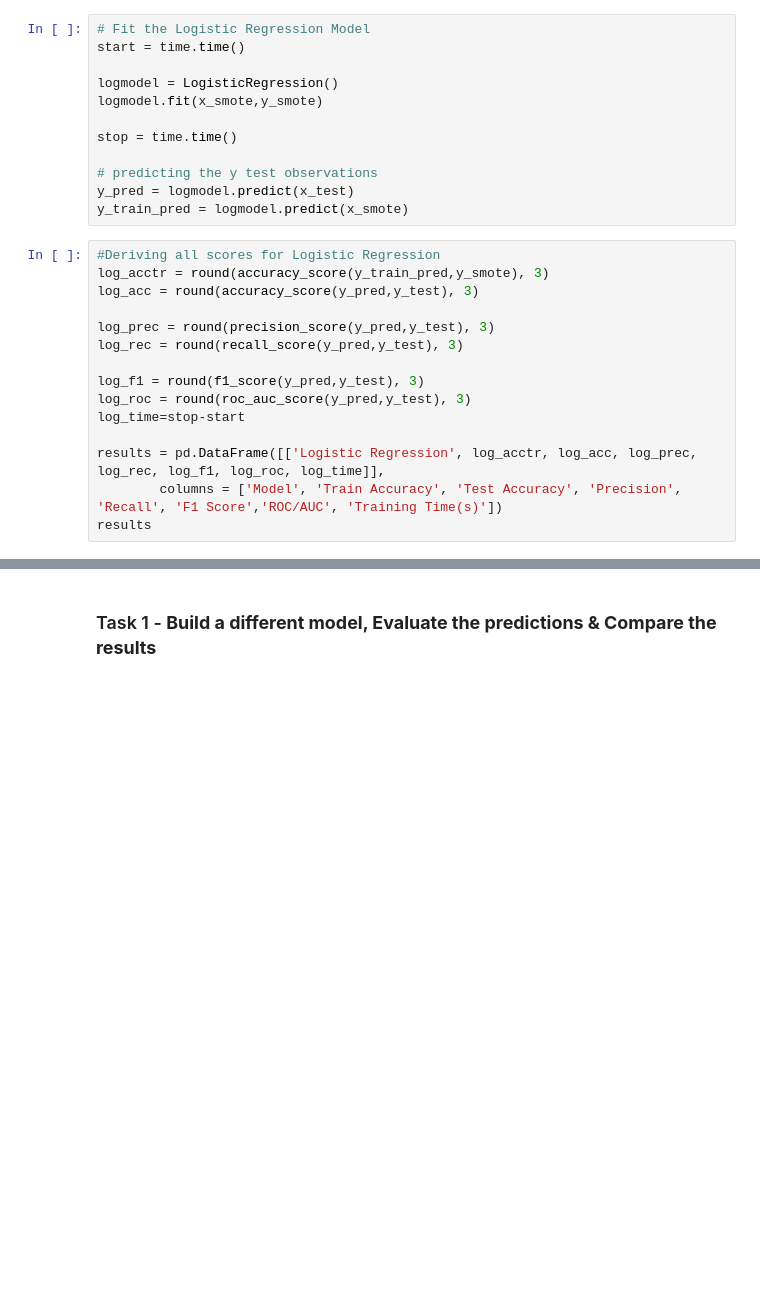
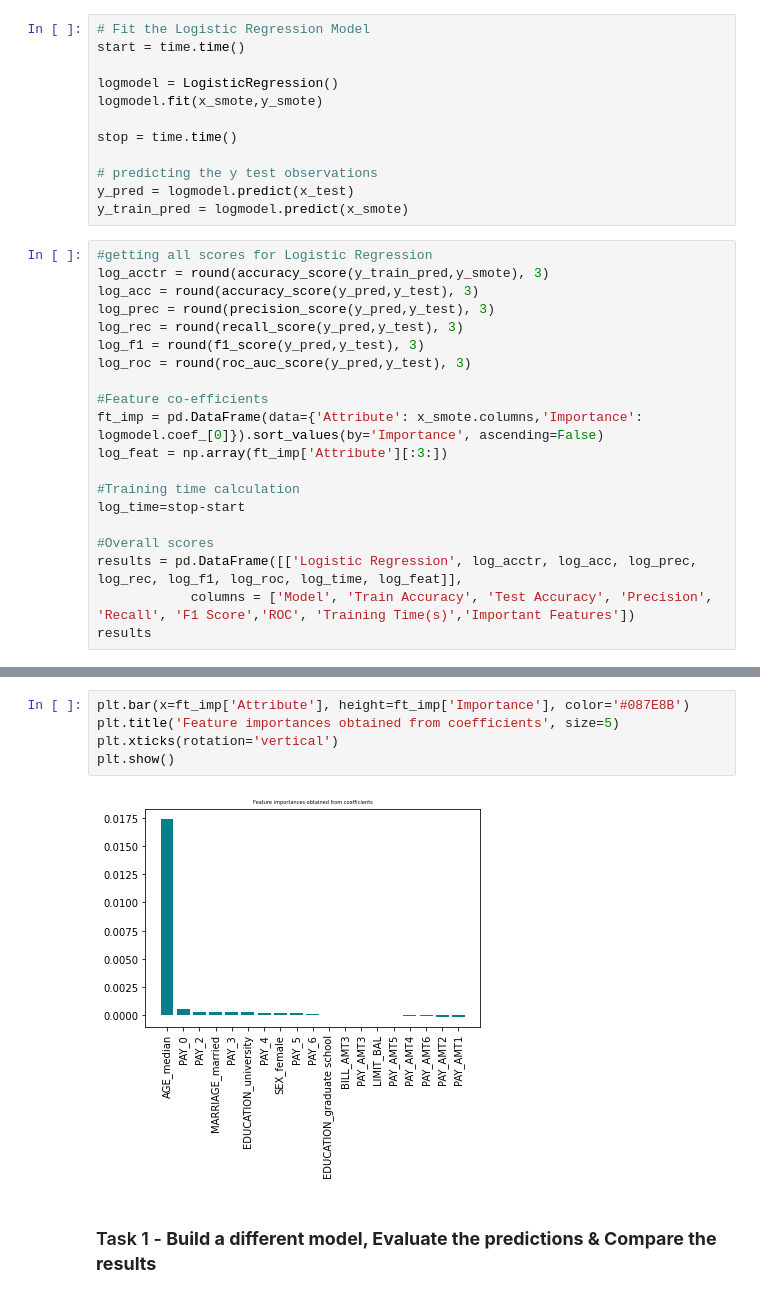
Before and after one commit to sebastianbirk/datascience-bootcamp, a Jupyter notebook: content/05_supervised_machine_learning/LAB_Classification_Day1 & Day2.ipynb, the cells around one changed output, grey strips where cells are left out. Saved outputs shown, nothing was run; the diff lists cells and outputs as text; blank space fills up the shorter version.

```diff
--- a/content/05_supervised_machine_learning/LAB_Classification_Day1 & Day2.ipynb
+++ b/content/05_supervised_machine_learning/LAB_Classification_Day1 & Day2.ipynb
@@ -76,17 +99,22 @@ stop = time.time()
 y_pred = logmodel.predict(x_test)
 y_train_pred = logmodel.predict(x_smote)
 # %%
-#Deriving all scores for Logistic Regression
+#getting all scores for Logistic Regression
 log_acctr = round(accuracy_score(y_train_pred,y_smote), 3)
 log_acc = round(accuracy_score(y_pred,y_test), 3)
-
 log_prec = round(precision_score(y_pred,y_test), 3)
 log_rec = round(recall_score(y_pred,y_test), 3)
-
 log_f1 = round(f1_score(y_pred,y_test), 3)
 log_roc = round(roc_auc_score(y_pred,y_test), 3)
+
+#Feature co-efficients
+ft_imp = pd.DataFrame(data={'Attribute': x_smote.columns,'Importance': logmodel.coef_[0]}).sort_values(by='Importance', ascending=False)
+log_feat = np.array(ft_imp['Attribute'][:3:])
+
+#Training time calculation
 log_time=stop-start
 
-results = pd.DataFrame([['Logistic Regression', log_acctr, log_acc, log_prec, log_rec, log_f1, log_roc, log_time]],
-        columns = ['Model', 'Train Accuracy', 'Test Accuracy', 'Precision', 'Recall', 'F1 Score','ROC/AUC', 'Training Time(s)'])
+#Overall scores
+results = pd.DataFrame([['Logistic Regression', log_acctr, log_acc, log_prec, log_rec, log_f1, log_roc, log_time, log_feat]],
+            columns = ['Model', 'Train Accuracy', 'Test Accuracy', 'Precision', 'Recall', 'F1 Score','ROC', 'Training Time(s)','Important Features'])
 results
@@ -93,3 +124,10 @@ results
+# %%
+plt.bar(x=ft_imp['Attribute'], height=ft_imp['Importance'], color='#087E8B')
+plt.title('Feature importances obtained from coefficients', size=5)
+plt.xticks(rotation='vertical')
+plt.show()
+# %% [output]
+[figure, added]
 # %% [markdown]
 ### Task 1 - **Build a different model, Evaluate the predictions & Compare the results**
 # %%
```
Also changed, not shown: parts of 15 cells of this notebook, 1 other file.
